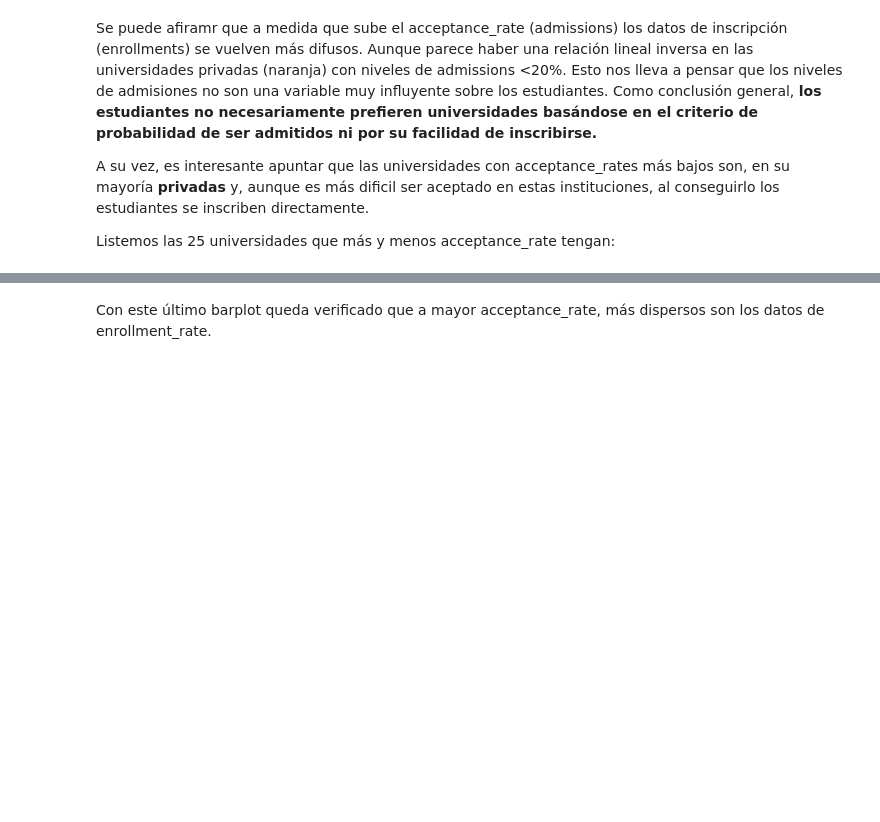
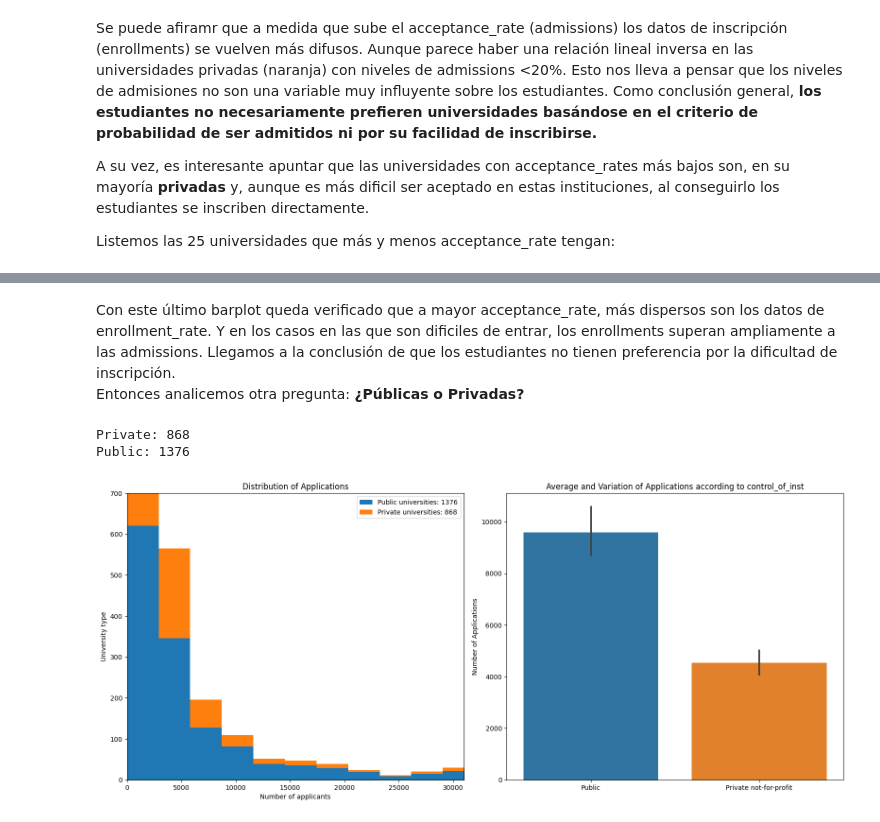
Before and after one commit to VegaNicolas/Exploratory-Data-Analysis---American-Universities-IPEDS-2013, a Jupyter notebook: American_Universities.ipynb, the cells around one changed output, grey strips where cells are left out. Saved outputs shown, nothing was run; the diff lists cells and outputs as text; code cells hidden in the pictures; blank space fills up the shorter version.

```diff
--- a/American_Universities.ipynb
+++ b/American_Universities.ipynb
@@ -436,3 +437,37 @@ plt.legend(loc='best');
 [figure]
 # %% [markdown]
-Con este último barplot queda verificado que a mayor acceptance_rate, más dispersos son los datos de enrollment_rate.
+Con este último barplot queda verificado que a mayor acceptance_rate, más dispersos son los datos de enrollment_rate. Y en los casos en las que son dificiles de entrar, los enrollments superan ampliamente a las admissions.
+Llegamos a la conclusión de que los estudiantes no tienen preferencia por la dificultad de inscripción. \
+Entonces analicemos otra pregunta: **¿Públicas o Privadas?**
+# %%
+# dividir la cantidad de applications en privadas y públicas
+
+private_uni = df[df['control_of_institution'] == 'Private not-for-profit']
+private_uni = private_uni[private_uni['applicants_total'].notnull()]
+print(f'Private: {len(private_uni)}')
+
+public_uni = df[df['control_of_institution'] == 'Public ']
+public_uni = df[df['applicants_total'].notnull()]
+print(f'Public: {len(public_uni)}')
+# %% [output]
+Private: 868
+Public: 1376
+# %%
+plt.figure(figsize=(16, 7))
+
+plt.subplot(1, 2, 1)
+plt.hist([public_uni['applicants_total'], private_uni['applicants_total']], stacked=True, bins=25)
+plt.axis([0, 31000, 0, 700])
+plt.title('Distribution of Applications')
+plt.xlabel('Number of applicants')
+plt.ylabel('University type')
+plt.legend([f'Public universities: {len(public_uni)}',f'Private universities: {len(private_uni)}'])
+
+plt.subplot(1, 2, 2)
+sns.barplot(x=df['control_of_institution'], y=df['applicants_total'])
+plt.title('Average and Variation of Applications according to control_of_inst')
+plt.xlabel('')
+plt.ylabel('Number of Applications')
+plt.tight_layout(pad=1)
+# %% [output]
+[figure, added]
```
Also changed, not shown: parts of 12 cells of this notebook.
